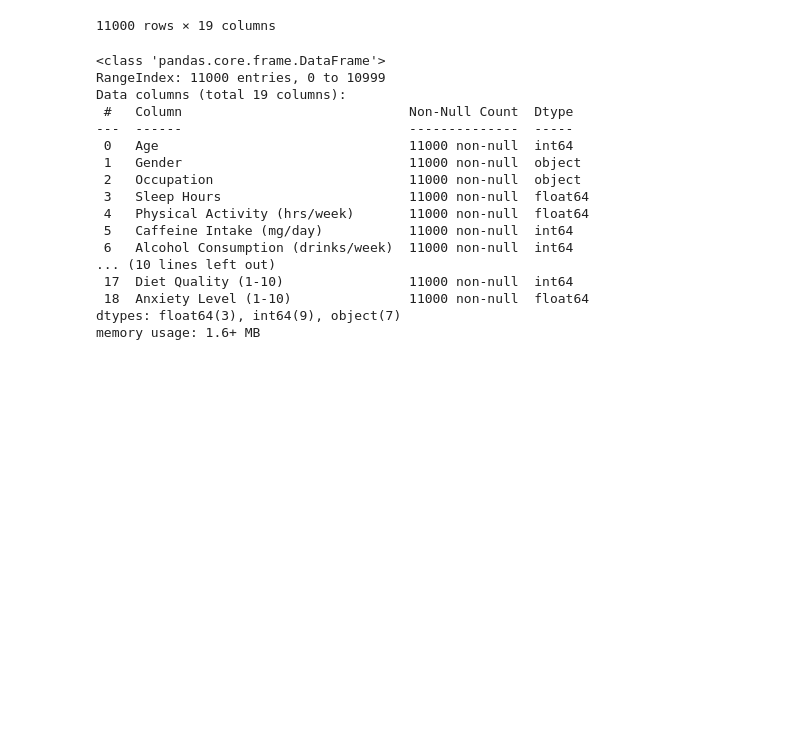
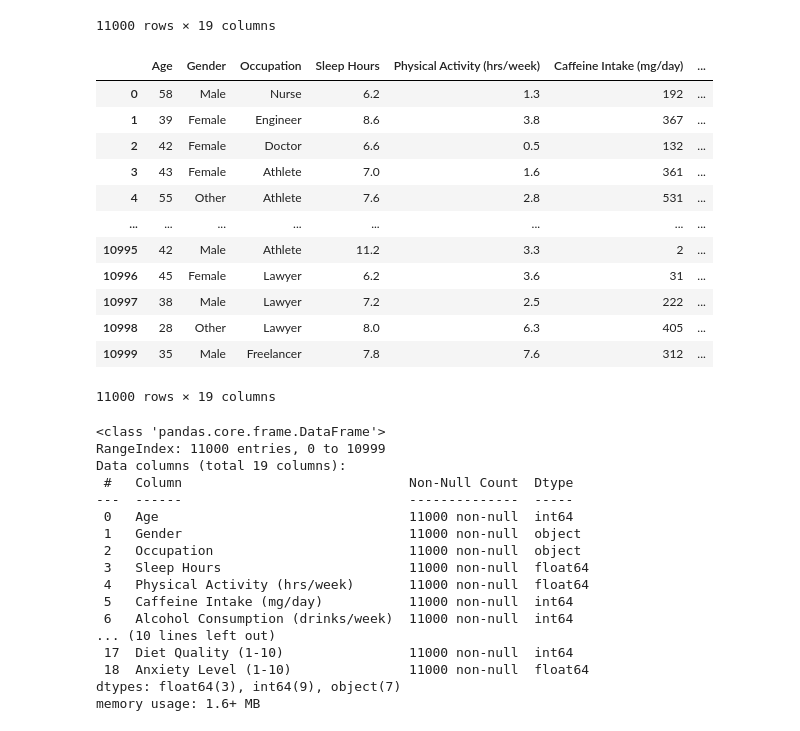
Before and after one commit to aanearana/machine_learning, a Jupyter notebook: nootebook/1_Datos.ipynb, the cells around one changed output. Cells and saved outputs as stored; diff of their text form; code cells hidden in the pictures; blank space fills up the shorter version.

```diff
--- a/nootebook/1_Datos.ipynb
+++ b/nootebook/1_Datos.ipynb
@@ -58,6 +42,23 @@ data
 | 10998 | 53 | Other | Artist | 5.7 | 2.7 | 248 | ... |
 | 10999 | 56 | Other | Teacher | 6.1 | 1.1 | 205 | ... |
 11000 rows × 19 columns
+# %%
+data = pd.read_csv('../data/raw/family_anxiety_14_dataset.csv')
+data
+# %% [output]
+|  | Age | Gender | Occupation | Sleep Hours | Physical Activity (hrs/week) | Caffeine Intake (mg/day) | ... |
+| 0 | 58 | Male | Nurse | 6.2 | 1.3 | 192 | ... |
+| 1 | 39 | Female | Engineer | 8.6 | 3.8 | 367 | ... |
+| 2 | 42 | Female | Doctor | 6.6 | 0.5 | 132 | ... |
+| 3 | 43 | Female | Athlete | 7.0 | 1.6 | 361 | ... |
+| 4 | 55 | Other | Athlete | 7.6 | 2.8 | 531 | ... |
+| ... | ... | ... | ... | ... | ... | ... | ... |
+| 10995 | 42 | Male | Athlete | 11.2 | 3.3 | 2 | ... |
+| 10996 | 45 | Female | Lawyer | 6.2 | 3.6 | 31 | ... |
+| 10997 | 38 | Male | Lawyer | 7.2 | 2.5 | 222 | ... |
+| 10998 | 28 | Other | Lawyer | 8.0 | 6.3 | 405 | ... |
+| 10999 | 35 | Male | Freelancer | 7.8 | 7.6 | 312 | ... |
+11000 rows × 19 columns
 # %%
 data.info()
 # %% [output]
```
Also changed, not shown: parts of 1 cell of this notebook, 9 other files.
